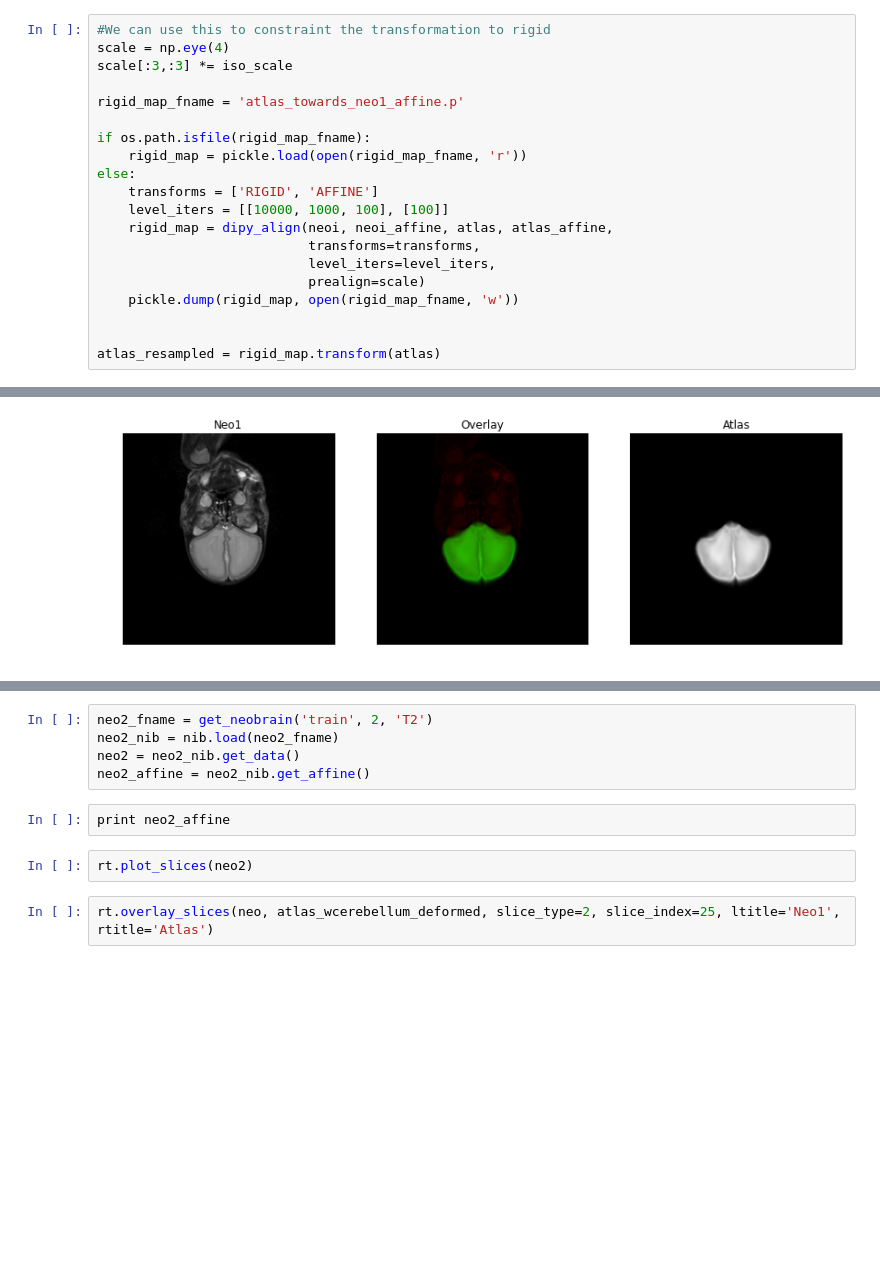
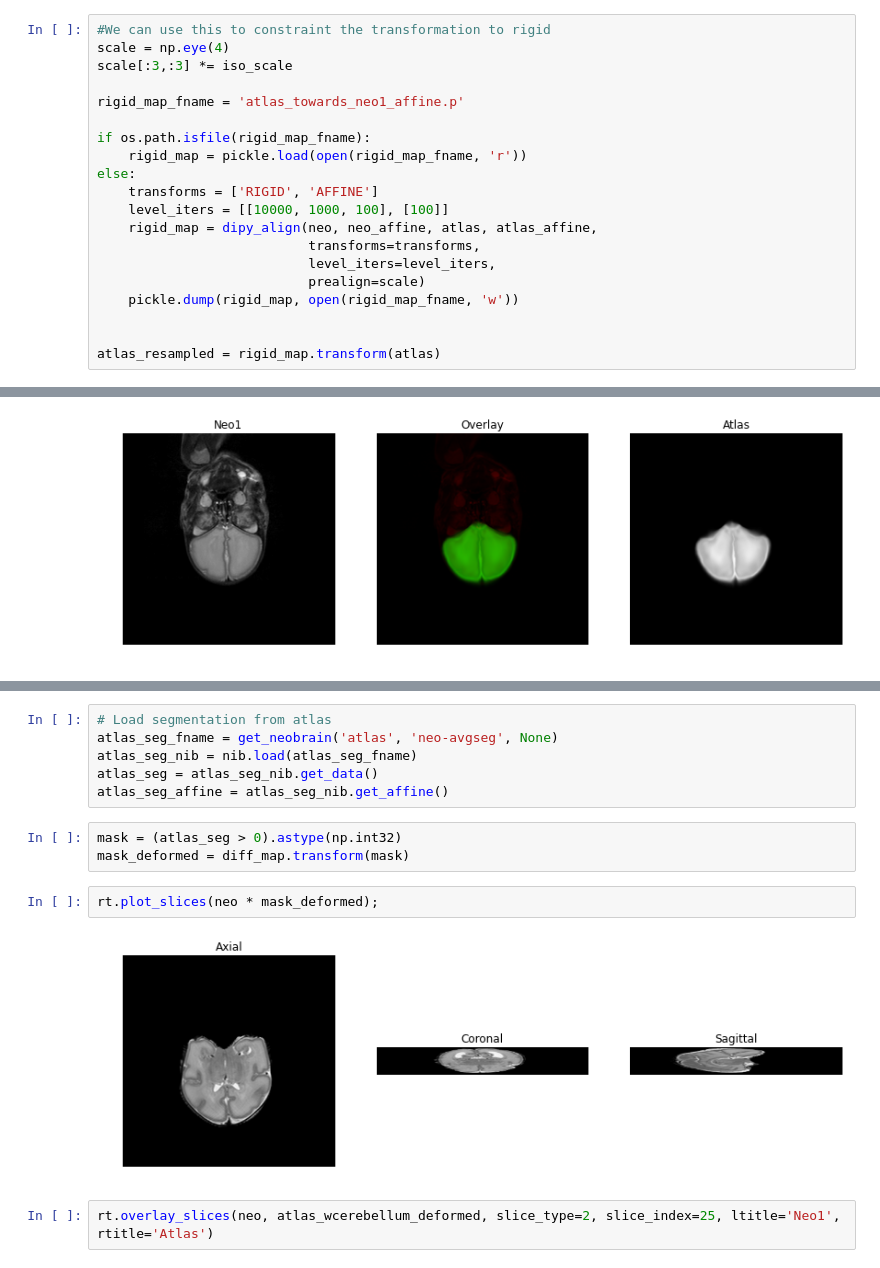
Before and after one commit to omarocegueda/segmentation, a Jupyter notebook: notebooks/neonate_atlas_registration.ipynb, the cells around one changed output, grey strips where cells are left out. Saved outputs shown, nothing was run; the diff lists cells and outputs as text; blank space fills up the shorter version.

Commit message:
Fix atlas registration notebook

```diff
--- a/notebooks/neonate_atlas_registration.ipynb
+++ b/notebooks/neonate_atlas_registration.ipynb
@@ -104,7 +104,7 @@ if os.path.isfile(rigid_map_fname):
 else:
     transforms = ['RIGID', 'AFFINE']
     level_iters = [[10000, 1000, 100], [100]]
-    rigid_map = dipy_align(neoi, neoi_affine, atlas, atlas_affine,
+    rigid_map = dipy_align(neo, neo_affine, atlas, atlas_affine,
                            transforms=transforms,
                            level_iters=level_iters,
                            prealign=scale)
@@ -172,11 +178,15 @@ rt.overlay_slices(neo, atlas_wcerebellum_deformed, slice_type=2, slice_index=40,
-# %%
-neo2_fname = get_neobrain('train', 2, 'T2')
-neo2_nib = nib.load(neo2_fname)
-neo2 = neo2_nib.get_data()
-neo2_affine = neo2_nib.get_affine()
-# %%
-print neo2_affine
+# %%
+# Load segmentation from atlas
+atlas_seg_fname = get_neobrain('atlas', 'neo-avgseg', None)
+atlas_seg_nib = nib.load(atlas_seg_fname)
+atlas_seg = atlas_seg_nib.get_data()
+atlas_seg_affine = atlas_seg_nib.get_affine()
+# %%
+mask = (atlas_seg > 0).astype(np.int32)
+mask_deformed = diff_map.transform(mask)
 # %%
-rt.plot_slices(neo2)
+rt.plot_slices(neo * mask_deformed);
+# %% [output]
+[figure, added]
 # %%
 rt.overlay_slices(neo, atlas_wcerebellum_deformed, slice_type=2, slice_index=25, ltitle='Neo1', rtitle='Atlas')
```
Also changed, not shown: parts of 2 cells of this notebook.
